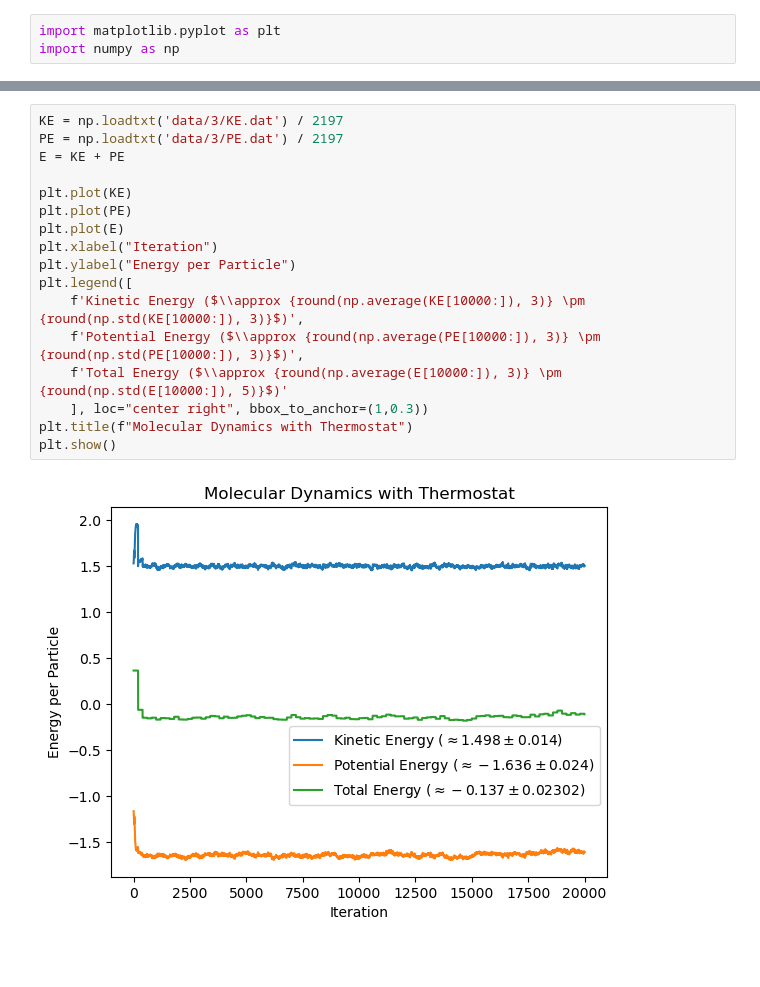
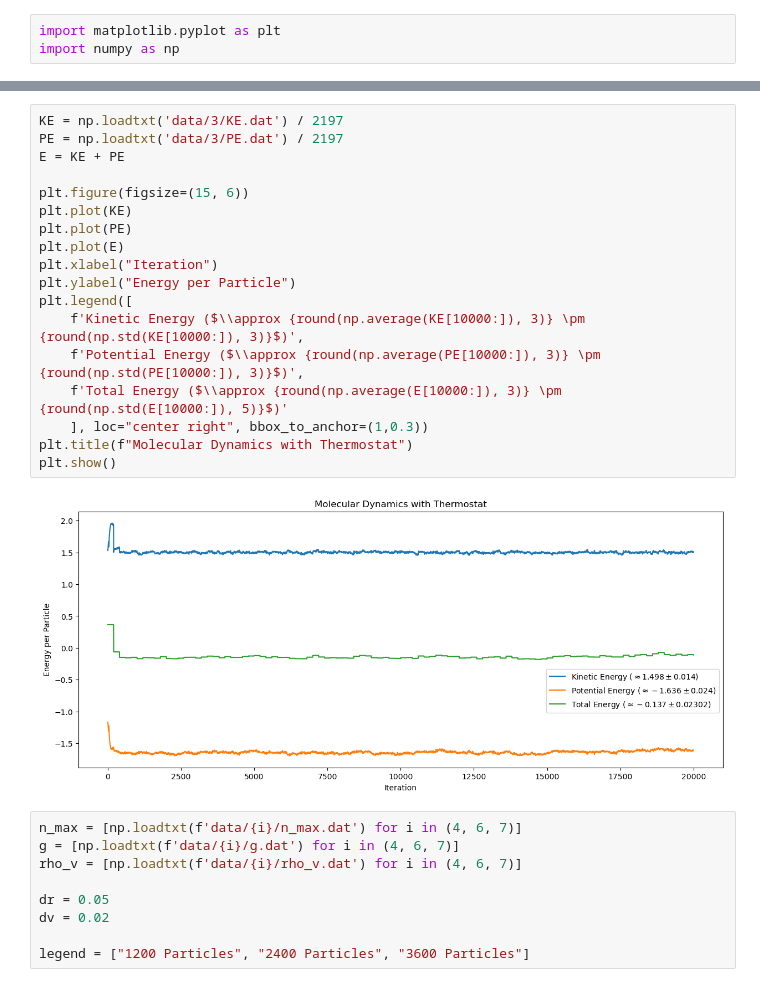
Before and after one commit to vigneshpai2003/Computational-Physics, a Jupyter notebook: Molecular_Dynamics/submission.ipynb, the cells around one changed output, grey strips where cells are left out. Drawn from its saved outputs; the diff is of its cells as text; blank space fills up the shorter version.

```diff
--- a/Molecular_Dynamics/submission.ipynb
+++ b/Molecular_Dynamics/submission.ipynb
@@ -27,19 +28,29 @@ Standard deviation in components of total momentum is [2.05366588e-13 1.93600692
 # %%
 KE = np.loadtxt('data/3/KE.dat') / 2197
 PE = np.loadtxt('data/3/PE.dat') / 2197
 E = KE + PE
 
+plt.figure(figsize=(15, 6))
 plt.plot(KE)
 plt.plot(PE)
 plt.plot(E)
 plt.xlabel("Iteration")
 plt.ylabel("Energy per Particle")
 plt.legend([
     f'Kinetic Energy ($\\approx {round(np.average(KE[10000:]), 3)} \pm {round(np.std(KE[10000:]), 3)}$)',
     f'Potential Energy ($\\approx {round(np.average(PE[10000:]), 3)} \pm {round(np.std(PE[10000:]), 3)}$)',
     f'Total Energy ($\\approx {round(np.average(E[10000:]), 3)} \pm {round(np.std(E[10000:]), 5)}$)'
     ], loc="center right", bbox_to_anchor=(1,0.3))
 plt.title(f"Molecular Dynamics with Thermostat")
 plt.show()
 # %% [output]
-[figure, old version]
+[figure, new version]
+# %%
+n_max = [np.loadtxt(f'data/{i}/n_max.dat') for i in (4, 6, 7)]
+g = [np.loadtxt(f'data/{i}/g.dat') for i in (4, 6, 7)]
+rho_v = [np.loadtxt(f'data/{i}/rho_v.dat') for i in (4, 6, 7)]
+
+dr = 0.05
+dv = 0.02
+
+legend = ["1200 Particles", "2400 Particles", "3600 Particles"]
```
Also changed, not shown: parts of 4 cells of this notebook, 4 other files.
